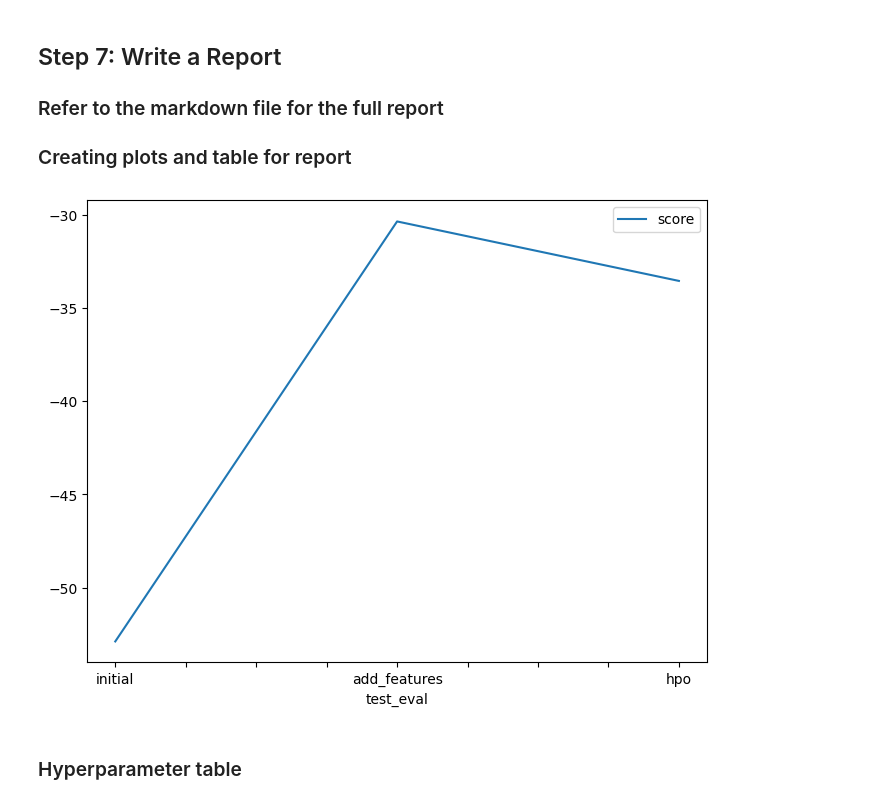
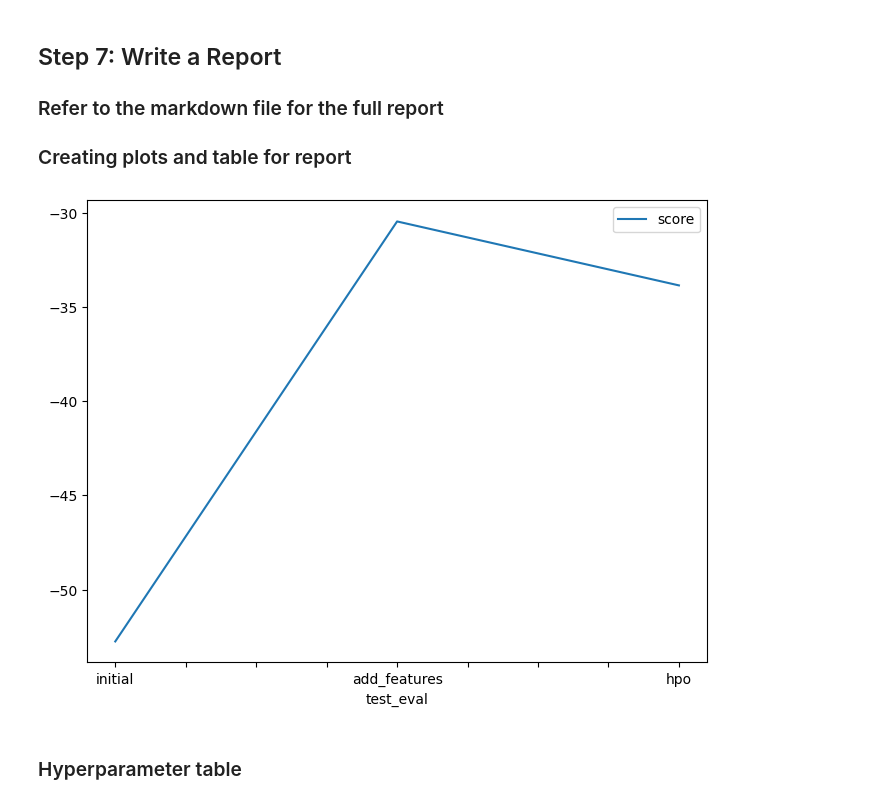
Before and after one commit to OwenBueno/AI-Bike-Sharing-Demand-Audacity, a Jupyter notebook: project-template.ipynb, the cells around one changed output. Drawn from its saved outputs; the diff is of its cells as text; code cells hidden in the pictures.

```diff
--- a/project-template.ipynb
+++ b/project-template.ipynb
@@ -710,14 +910,14 @@ fig.savefig('model_train_score.png')
 # %%
 # Take the 3 kaggle scores and creating a line plot to show improvement
 fig = pd.DataFrame(
     {
         "test_eval": ["initial", "add_features", "hpo"],
-        "score": [-52.874534, -30.370124, -33.556847]
+        "score": [-52.759235, -30.443736, -33.841697]
     }
 ).plot(x="test_eval", y="score", figsize=(8, 6)).get_figure()
 fig.savefig('model_test_score.png')
 # %% [output]
-[figure, old version]
+[figure, new version]
 # %% [markdown]
 ### Hyperparameter table
 # %%
```
Also changed, not shown: parts of 22 cells of this notebook, 2 other files.
